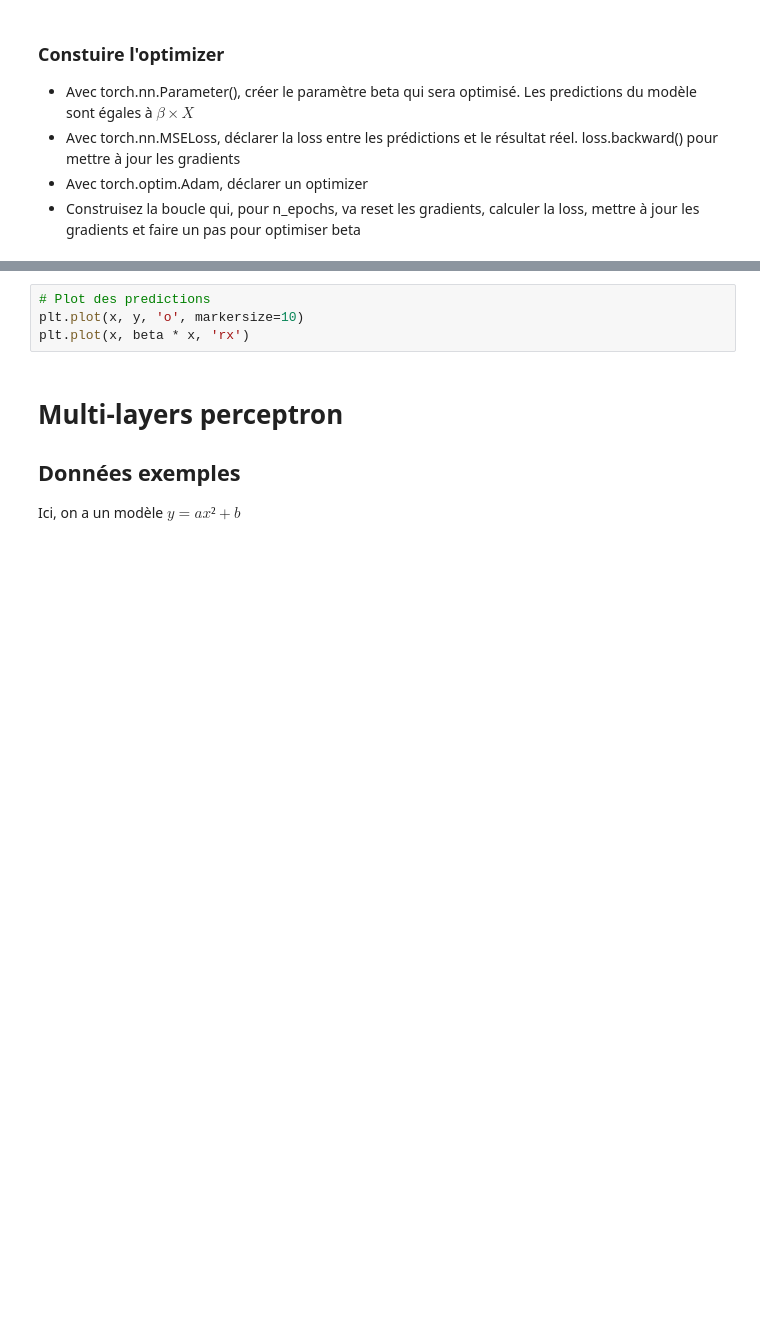
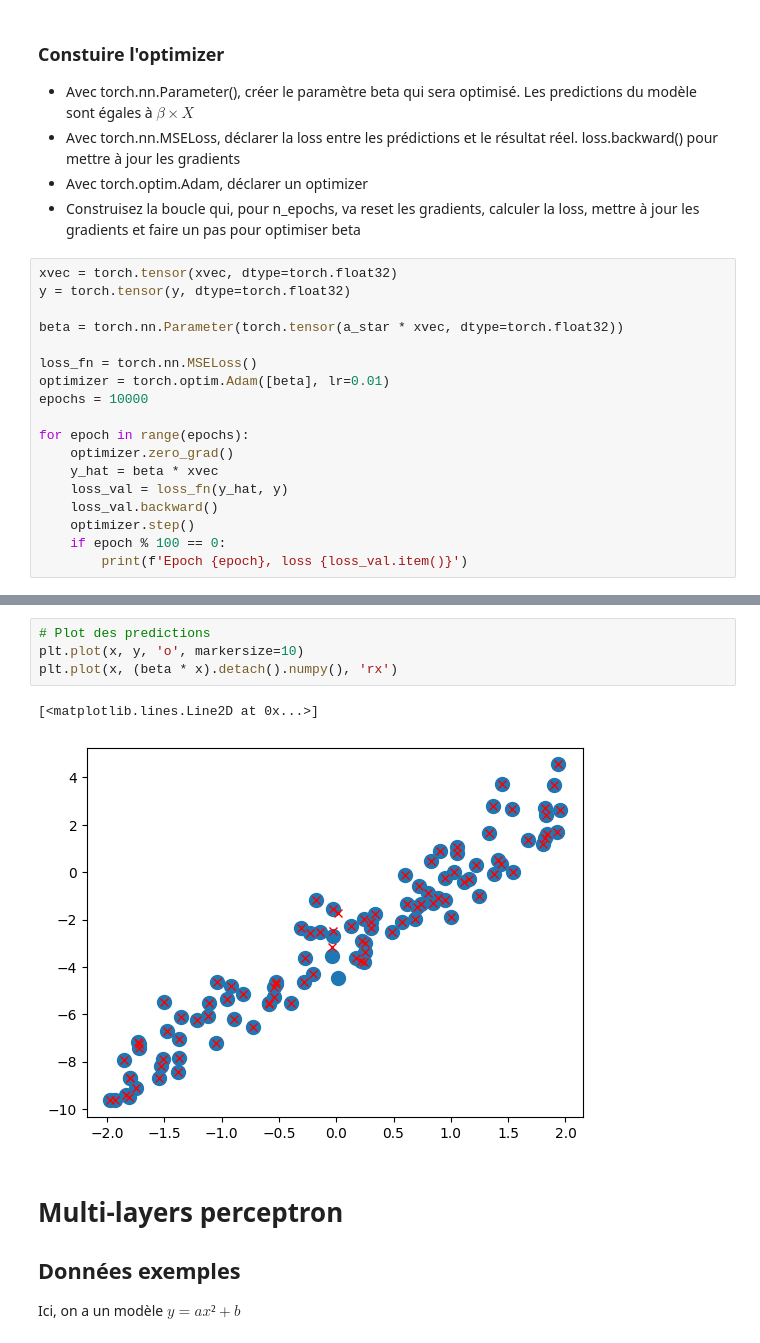
Before and after one commit to ncls-p/esgi-nlp-td2, a Jupyter notebook: TD2.ipynb, the cells around one changed output, grey strips where cells are left out. Cells and saved outputs as stored; diff of their text form; blank space fills up the shorter version.

```diff
--- a/TD2.ipynb
+++ b/TD2.ipynb
@@ -35,3 +38,21 @@ plt.plot(x, y, 'o', markersize=10)
 - Avec torch.nn.MSELoss, déclarer la loss entre les prédictions et le résultat réel. loss.backward() pour mettre à jour les gradients
 - Avec torch.optim.Adam, déclarer un optimizer
 - Construisez la boucle qui, pour n_epochs, va reset les gradients, calculer la loss, mettre à jour les gradients et faire un pas pour optimiser beta
+# %%
+xvec = torch.tensor(xvec, dtype=torch.float32)
+y = torch.tensor(y, dtype=torch.float32)
+
+beta = torch.nn.Parameter(torch.tensor(a_star * xvec, dtype=torch.float32))
+
+loss_fn = torch.nn.MSELoss()
+optimizer = torch.optim.Adam([beta], lr=0.01)
+epochs = 10000
+
+for epoch in range(epochs):
+    optimizer.zero_grad()
+    y_hat = beta * xvec
+    loss_val = loss_fn(y_hat, y)
+    loss_val.backward()
+    optimizer.step()
+    if epoch % 100 == 0:
+        print(f'Epoch {epoch}, loss {loss_val.item()}')
@@ -38,7 +77,10 @@ plt.plot(x, y, 'o', markersize=10)
 # %%
 # Plot des predictions
 plt.plot(x, y, 'o', markersize=10)
-plt.plot(x, beta * x, 'rx')
+plt.plot(x, (beta * x).detach().numpy(), 'rx')
+# %% [output]
+[<matplotlib.lines.Line2D at 0x...>]
+[figure, added]
 # %% [markdown]
 # Multi-layers perceptron
 
```
Also changed, not shown: parts of 18 cells of this notebook, 20 other files.
